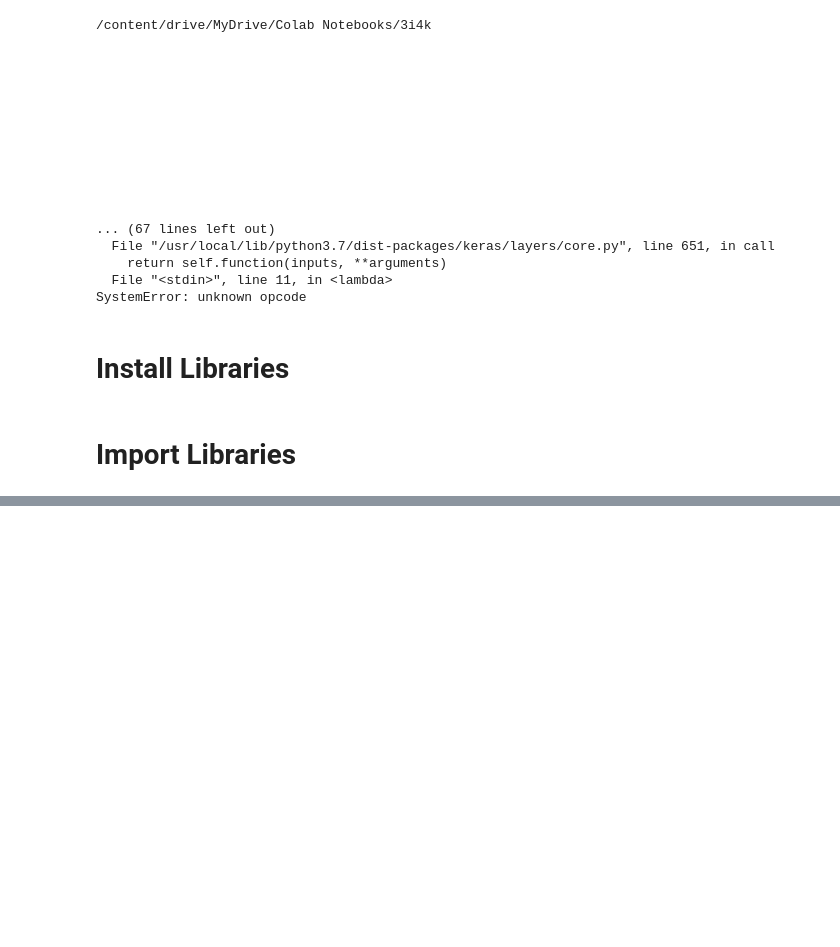
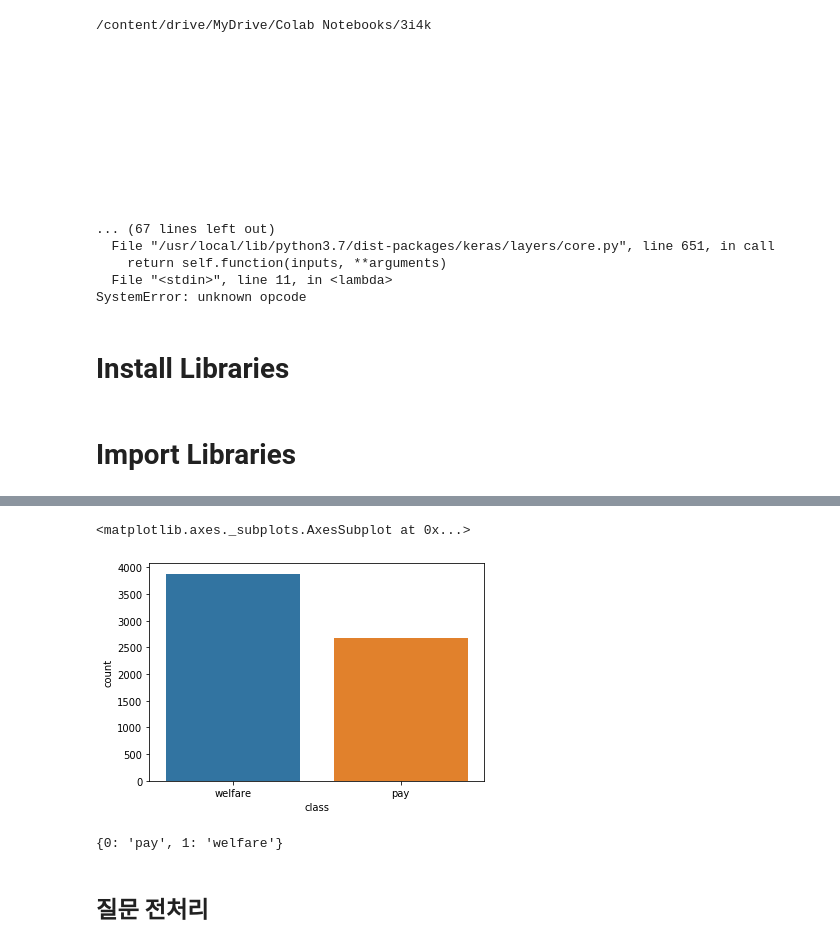
Before and after one commit to koscomcop/2022Military-Chatbot-jupyter, a Jupyter notebook: source/22'Military_Chatbot.ipynb, the cells around one changed output, grey strips where cells are left out. Drawn from its saved outputs; the diff is of its cells as text; code cells hidden in the pictures; blank space fills up the shorter version.

```diff
--- a/source/22'Military_Chatbot.ipynb
+++ b/source/22'Military_Chatbot.ipynb
@@ -14,9 +14,17 @@ drive.mount('/content/drive')
 # %% [output]
 Mounted at /content/drive
 # %%
+##### SETTINGS FOR COLAB
+# API_URL_SAMPLE='https://openapi.mnd.go.kr/3232313634343937343732313632313430/xml/DS_MND_ENLSTMN_DCNT_BEF_INF/1/5/'
+# HOME_PATH='/content/drive/MyDrive'
+# WORK_DIR=HOME_PATH+'/Colab Notebooks'
+# FILES_DIR='/assets'
+# MODEL_DIR=WORK_DIR+'/models'
+
+##### SETTINGS FOR LOCAL
 API_URL_SAMPLE='https://openapi.mnd.go.kr/3232313634343937343732313632313430/xml/DS_MND_ENLSTMN_DCNT_BEF_INF/1/5/'
-HOME_PATH='/content/drive/MyDrive'
-WORK_DIR=HOME_PATH+'/Colab Notebooks'
+HOME_PATH='E:\\Workspace\\Git'
+WORK_DIR=HOME_PATH+'/2022Military-Chatbot-jupyter'
 FILES_DIR='/assets'
 MODEL_DIR=WORK_DIR+'/models'
 # %%
@@ -375,3 +372,0 @@ print(pd.__version__)
-# %%
-df = pd.read_csv(WORK_DIR+'/sample.csv', encoding='cp949')
-df
@@ -408,0 +384,22 @@ word_dict
+# %%
+def load_dataset(path=WORK_DIR, prefix='train_'):
+    idxs = dict()
+    ret = pd.DataFrame(columns=['question', 'class', 'label'])
+    for dirname, _, filenames in os.walk(path):
+        for filename in filenames:
+            if filename.startswith(prefix):
+                filepath = os.path.join(dirname, filename)
+                df = pd.read_csv(filepath)
+                df_class = filename.split('_')[1].split('.')[0]
+                df_label = len(idxs)
+
+                df['class'] = df_class
+                df['label'] = df_label
+                idxs[df_label] = df_class
+
+                ret = pd.concat([ret, df])
+    return ret, idxs
+# %%
+train, idxs = load_dataset()
+train = train.sample(frac=1).reset_index(drop=True)
+train
@@ -408,0 +420,11 @@ word_dict
+# %%
+sns.countplot(train['class'])
+# %% [output]
+<matplotlib.axes._subplots.AxesSubplot at 0x...>
+[figure, added]
+# %%
+idxs
+# %% [output]
+{0: 'pay', 1: 'welfare'}
+# %% [markdown]
+## 질문 전처리
```
Also changed, not shown: parts of 53 cells of this notebook, 2 other files.
